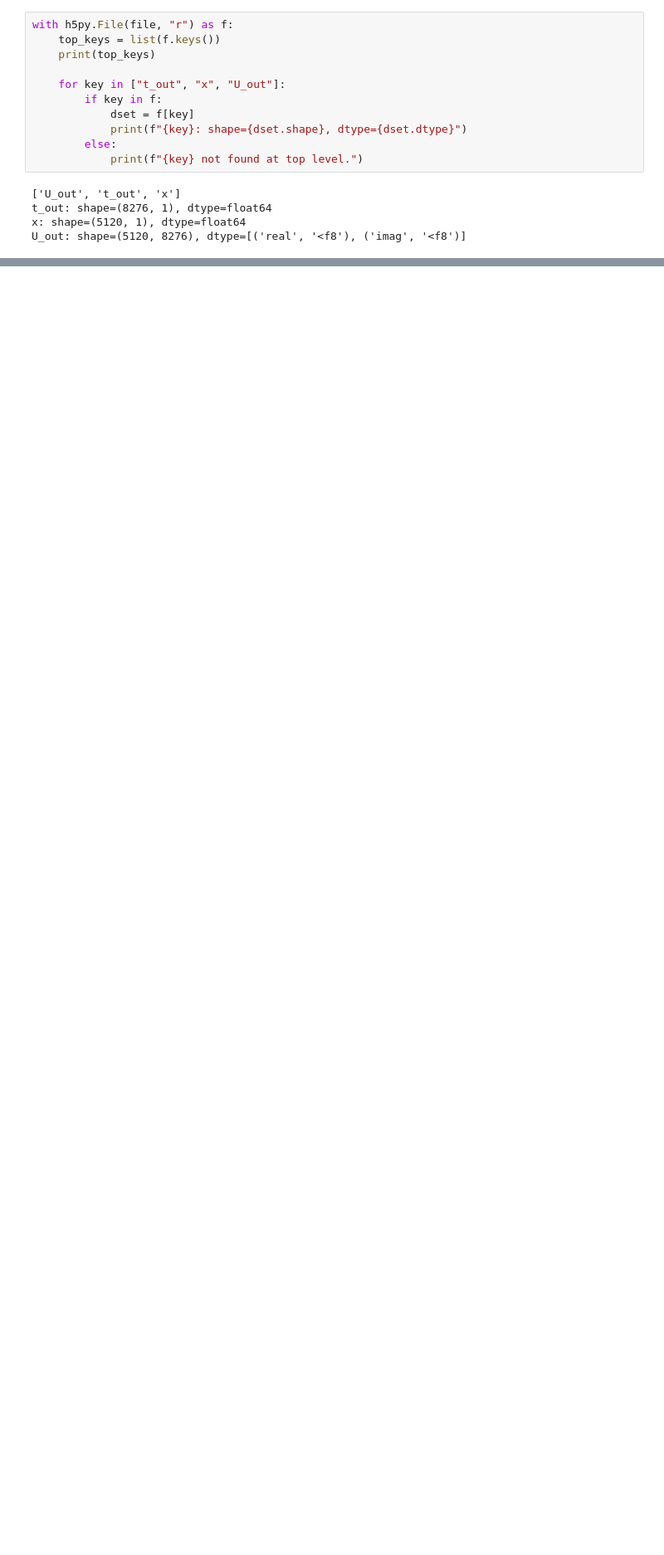
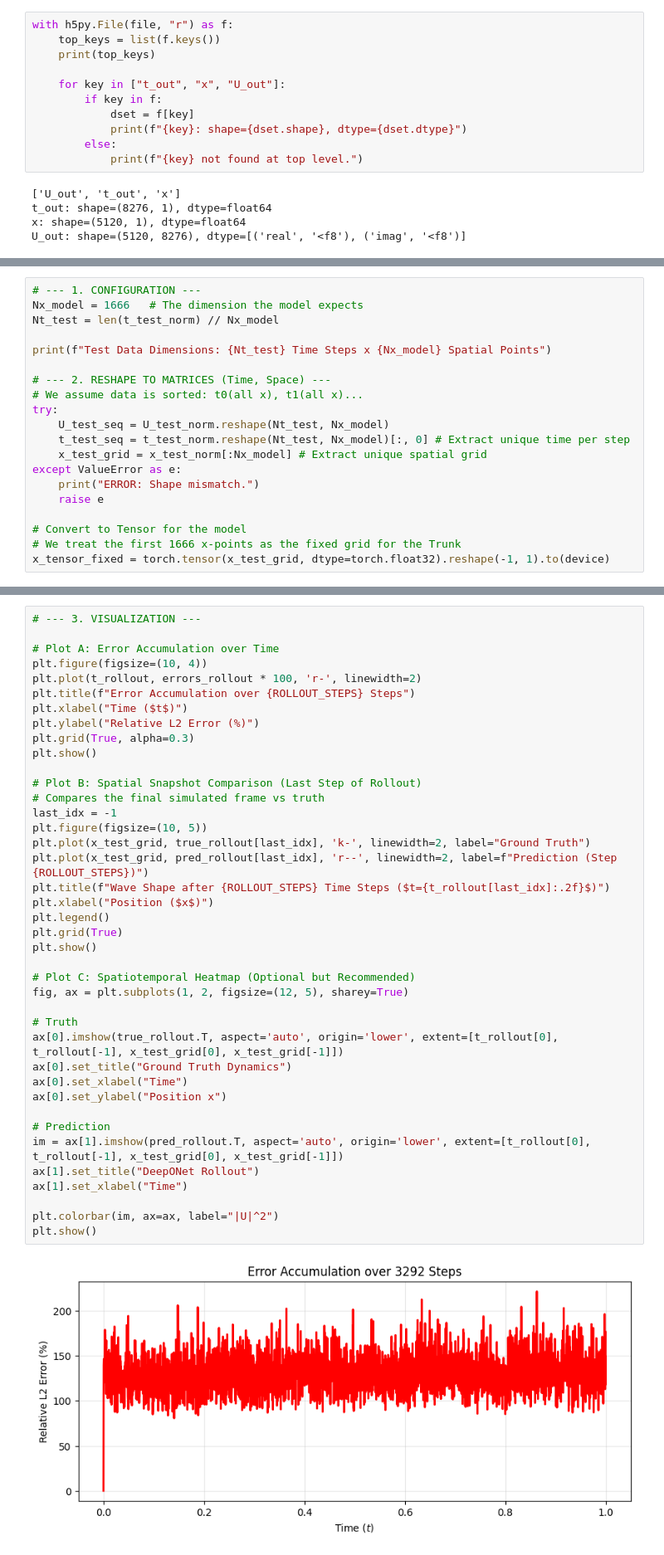
Before and after one commit to pxeedust/wave-deeponet, a Jupyter notebook: norm_square_field.ipynb, the cells around one changed output, grey strips where cells are left out. Shown at 83% size. Drawn from its saved outputs; the diff is of its cells as text; blank space fills up the shorter version.

Commit message:
Corrected the test/train split.

```diff
--- a/norm_square_field.ipynb
+++ b/norm_square_field.ipynb
@@ -1180,0 +471,20 @@ training
+# %%
+# --- 1. CONFIGURATION ---
+Nx_model = 1666   # The dimension the model expects
+Nt_test = len(t_test_norm) // Nx_model
+
+print(f"Test Data Dimensions: {Nt_test} Time Steps x {Nx_model} Spatial Points")
+
+# --- 2. RESHAPE TO MATRICES (Time, Space) ---
+# We assume data is sorted: t0(all x), t1(all x)...
+try:
+    U_test_seq = U_test_norm.reshape(Nt_test, Nx_model)
+    t_test_seq = t_test_norm.reshape(Nt_test, Nx_model)[:, 0] # Extract unique time per step
+    x_test_grid = x_test_norm[:Nx_model] # Extract unique spatial grid
+except ValueError as e:
+    print("ERROR: Shape mismatch.")
+    raise e
+
+# Convert to Tensor for the model
+# We treat the first 1666 x-points as the fixed grid for the Trunk
+x_tensor_fixed = torch.tensor(x_test_grid, dtype=torch.float32).reshape(-1, 1).to(device)
@@ -1180,0 +571,42 @@ training
+# %%
+# --- 3. VISUALIZATION ---
+
+# Plot A: Error Accumulation over Time
+plt.figure(figsize=(10, 4))
+plt.plot(t_rollout, errors_rollout * 100, 'r-', linewidth=2)
+plt.title(f"Error Accumulation over {ROLLOUT_STEPS} Steps")
+plt.xlabel("Time ($t$)")
+plt.ylabel("Relative L2 Error (%)")
+plt.grid(True, alpha=0.3)
+plt.show()
+
+# Plot B: Spatial Snapshot Comparison (Last Step of Rollout)
+# Compares the final simulated frame vs truth
+last_idx = -1
+plt.figure(figsize=(10, 5))
+plt.plot(x_test_grid, true_rollout[last_idx], 'k-', linewidth=2, label="Ground Truth")
+plt.plot(x_test_grid, pred_rollout[last_idx], 'r--', linewidth=2, label=f"Prediction (Step {ROLLOUT_STEPS})")
+plt.title(f"Wave Shape after {ROLLOUT_STEPS} Time Steps ($t={t_rollout[last_idx]:.2f}$)")
+plt.xlabel("Position ($x$)")
+plt.legend()
+plt.grid(True)
+plt.show()
+
+# Plot C: Spatiotemporal Heatmap (Optional but Recommended)
+fig, ax = plt.subplots(1, 2, figsize=(12, 5), sharey=True)
+
+# Truth
+ax[0].imshow(true_rollout.T, aspect='auto', origin='lower', extent=[t_rollout[0], t_rollout[-1], x_test_grid[0], x_test_grid[-1]])
+ax[0].set_title("Ground Truth Dynamics")
+ax[0].set_xlabel("Time")
+ax[0].set_ylabel("Position x")
+
+# Prediction
+im = ax[1].imshow(pred_rollout.T, aspect='auto', origin='lower', extent=[t_rollout[0], t_rollout[-1], x_test_grid[0], x_test_grid[-1]])
+ax[1].set_title("DeepONet Rollout")
+ax[1].set_xlabel("Time")
+
+plt.colorbar(im, ax=ax, label="|U|^2")
+plt.show()
+# %% [output]
+[figure, added]
```
Also changed, not shown: parts of 38 cells of this notebook.
